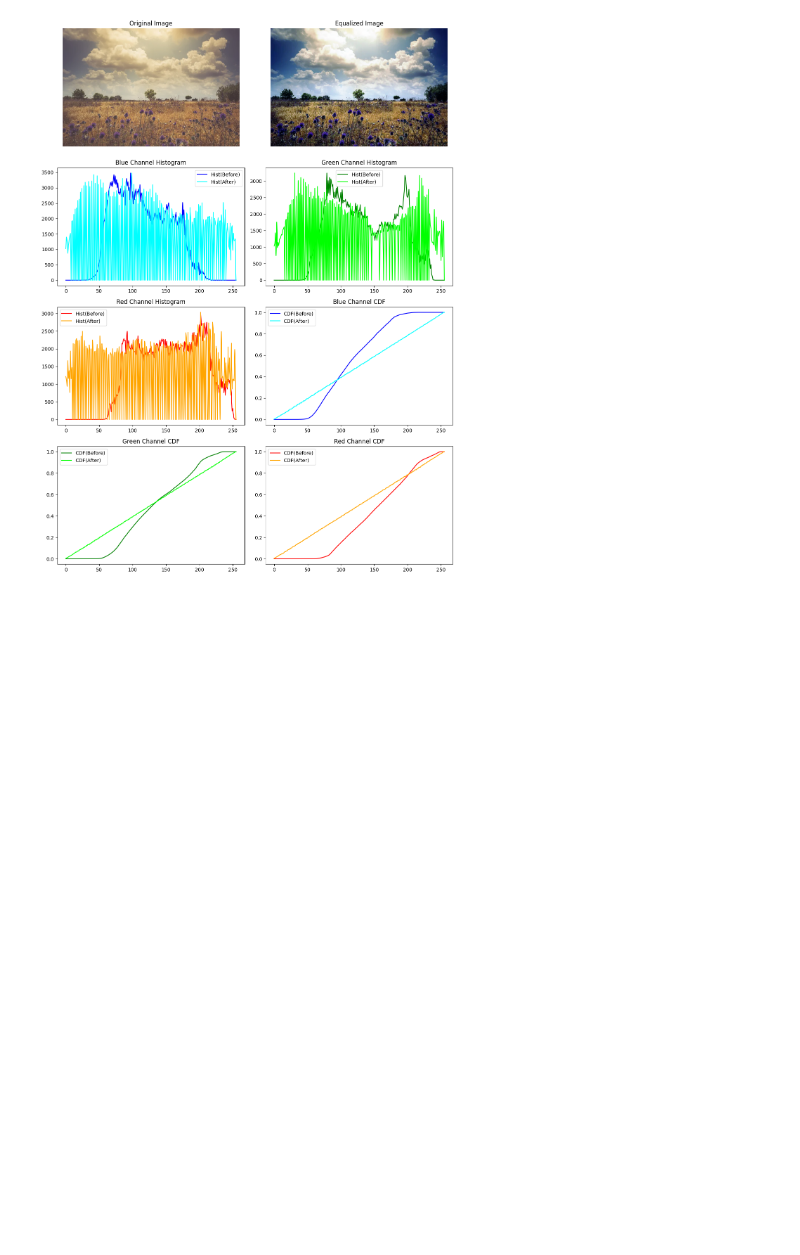
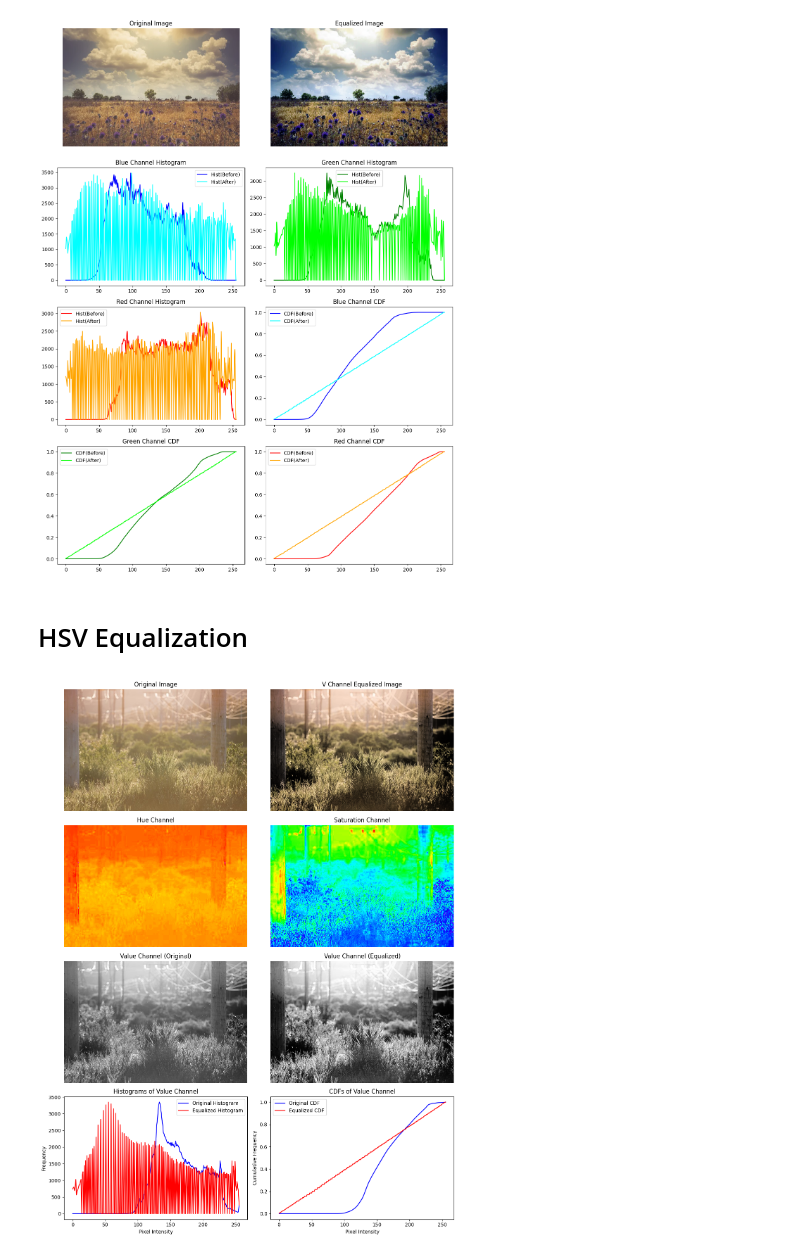
Before and after one commit to Faysal-star/IPCV_Labs, a Jupyter notebook: Lab/Lab_3_Histogram_Eq.ipynb, the cells around one changed output. Cells and saved outputs as stored; diff of their text form; code cells hidden in the pictures; blank space fills up the shorter version.

```diff
--- a/Lab/Lab_3_Histogram_Eq.ipynb
+++ b/Lab/Lab_3_Histogram_Eq.ipynb
@@ -71,3 +73,58 @@ fig.tight_layout()
 plt.show()
 # %% [output]
 [figure]
+# %% [markdown]
+# HSV Equalization
+# %%
+img2 = cv2.imread(assets_dir + 'generic/land_2.jpg')
+hsv_img = cv2.cvtColor(img2, cv2.COLOR_BGR2HSV)
+h, s, v = cv2.split(hsv_img)
+
+v_eq, v_hist, v_pdf, v_cdf, v_new_hist, v_new_pdf, v_new_cdf = histogram_equalization(v)
+equalized_hsv = cv2.merge((h, s, v_eq))
+equalized_img_hsv = cv2.cvtColor(equalized_hsv, cv2.COLOR_HSV2BGR)
+# %%
+fig, axes = plt.subplots(4, 2, figsize=(12, 16))
+
+axes[0, 0].imshow(cv2.cvtColor(img2, cv2.COLOR_BGR2RGB))
+axes[0, 0].set_title("Original Image")
+axes[0, 0].axis('off')
+
+axes[0, 1].imshow(cv2.cvtColor(equalized_img_hsv, cv2.COLOR_BGR2RGB))
+axes[0, 1].set_title("V Channel Equalized Image")
+axes[0, 1].axis('off')
+
+axes[1, 0].imshow(h, cmap='hsv')
+axes[1, 0].set_title("Hue Channel")
+axes[1, 0].axis('off')
+
+axes[1, 1].imshow(s, cmap='hsv')
+axes[1, 1].set_title("Saturation Channel")
+axes[1, 1].axis('off')
+
+axes[2, 0].imshow(v, cmap='gray')
+axes[2, 0].set_title("Value Channel (Original)")
+axes[2, 0].axis('off')
+
+axes[2, 1].imshow(v_eq, cmap='gray')
+axes[2, 1].set_title("Value Channel (Equalized)")
+axes[2, 1].axis('off')
+
+axes[3, 0].plot(v_hist, color='blue', label='Original Histogram')
+axes[3, 0].plot(v_new_hist, color='red', label='Equalized Histogram')
+axes[3, 0].set_title("Histograms of Value Channel")
+axes[3, 0].set_xlabel("Pixel Intensity")
+axes[3, 0].set_ylabel("Frequency")
+axes[3, 0].legend()
+
+axes[3, 1].plot(v_cdf, color='blue', label='Original CDF')
+axes[3, 1].plot(v_new_cdf, color='red', label='Equalized CDF')
+axes[3, 1].set_title("CDFs of Value Channel")
+axes[3, 1].set_xlabel("Pixel Intensity")
+axes[3, 1].set_ylabel("Cumulative Frequency")
+axes[3, 1].legend()
+
+plt.tight_layout()
+plt.show()
+# %% [output]
+[figure, added]
```
Also changed, not shown: parts of 1 cell of this notebook, 3 other files.
